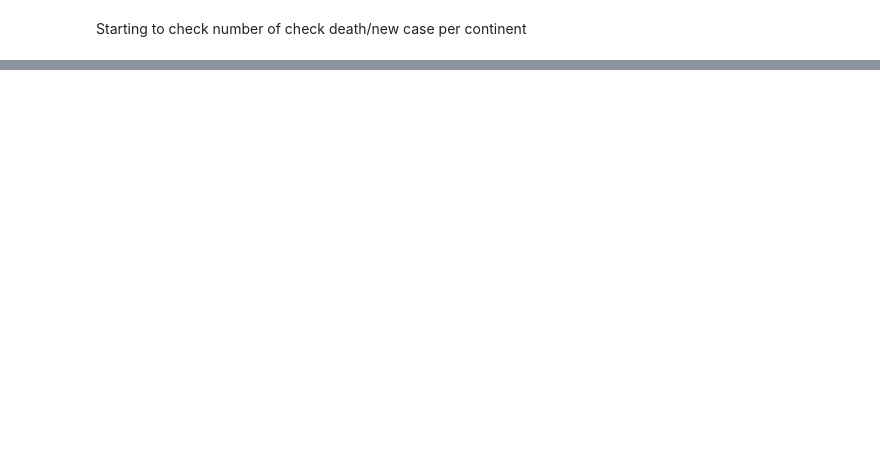
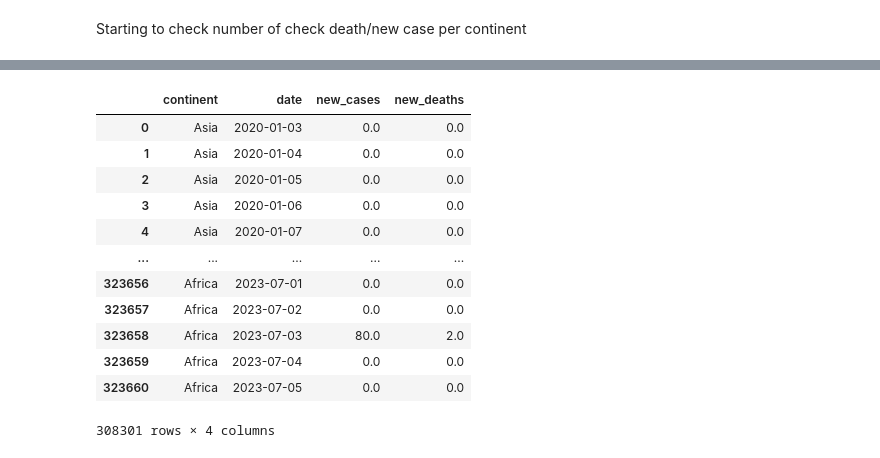
Before and after one commit to antoninchafiol/CoviEDA, a Jupyter notebook: notebook.ipynb, the cells around one changed output, grey strips where cells are left out. Cells and saved outputs as stored; diff of their text form; code cells hidden in the pictures; blank space fills up the shorter version.

```diff
--- a/notebook.ipynb
+++ b/notebook.ipynb
@@ -111,7 +81,0 @@ Will check what's the value of of nan continent next.
-# %%
-dff = df.set_index('continent')
-df['continent'].unique()
-temp = df.loc[df['continent'].isna()]
-temp = temp.set_index('location')
-print(df.loc[df['continent'].isna()]['location'].unique())
-temp.loc['Low income'].head(2)
@@ -130,5 +81,0 @@ These rows are not giving incremental or total data but only static population,
-# %%
-temp = df.set_index('date')
-temp = temp.loc['2020-01-03']
-temp = temp.set_index('continent')
-temp.loc['Africa']['population']
@@ -156,0 +174,5 @@ array(['Asia', nan, 'Europe', 'Africa', 'Oceania', 'North America',
+# %%
+# NAN on continent columns
+nan_continent = df[df['continent'].isna()]
+print(nan_continent['iso_code'].unique())
+print(nan_continent['location'].unique())
@@ -156,0 +208,2 @@ array(['Asia', nan, 'Europe', 'Africa', 'Oceania', 'North America',
+# %%
+df_wona = pd.concat([df, nan_continent, nan_continent]).drop_duplicates(keep=False) # Dropping content related to NAN continents
@@ -156,0 +222,17 @@ array(['Asia', nan, 'Europe', 'Africa', 'Oceania', 'North America',
+# %%
+evolution_basic = df_wona[['continent', 'date', 'new_cases', 'new_deaths']]
+evolution_basic
+# %% [output]
+|  | continent | date | new_cases | new_deaths |
+| 0 | Asia | 2020-01-03 | 0.0 | 0.0 |
+| 1 | Asia | 2020-01-04 | 0.0 | 0.0 |
+| 2 | Asia | 2020-01-05 | 0.0 | 0.0 |
+| 3 | Asia | 2020-01-06 | 0.0 | 0.0 |
+| 4 | Asia | 2020-01-07 | 0.0 | 0.0 |
+| ... | ... | ... | ... | ... |
+| 323656 | Africa | 2023-07-01 | 0.0 | 0.0 |
+| 323657 | Africa | 2023-07-02 | 0.0 | 0.0 |
+| 323658 | Africa | 2023-07-03 | 80.0 | 2.0 |
+| 323659 | Africa | 2023-07-04 | 0.0 | 0.0 |
+| 323660 | Africa | 2023-07-05 | 0.0 | 0.0 |
+308301 rows × 4 columns
```
Also changed, not shown: parts of 15 cells of this notebook.
